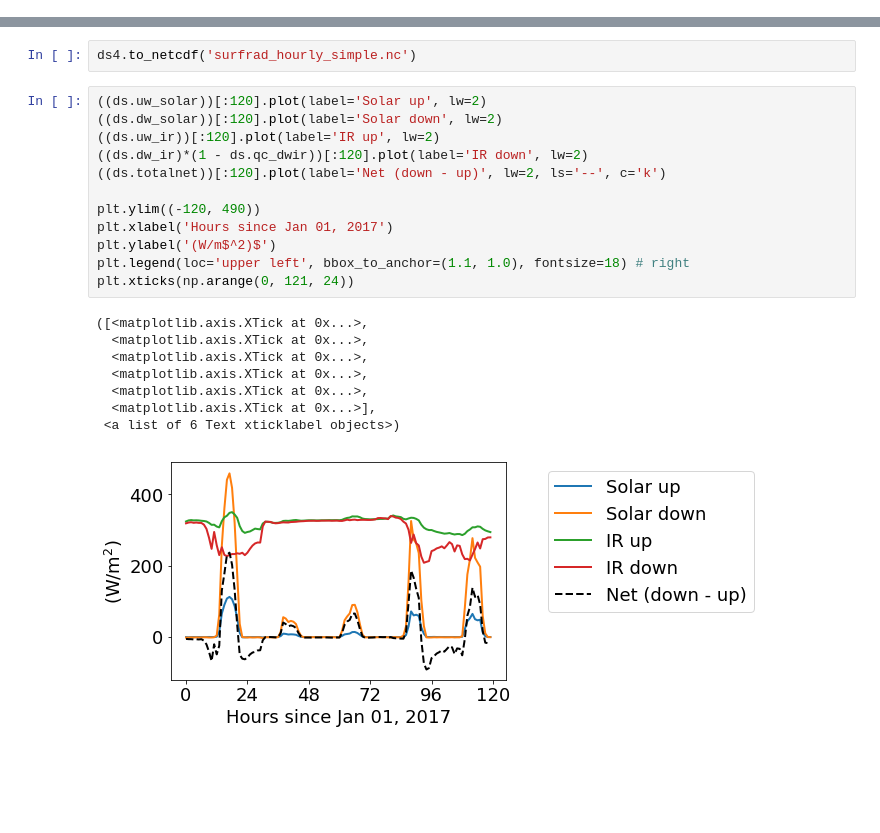
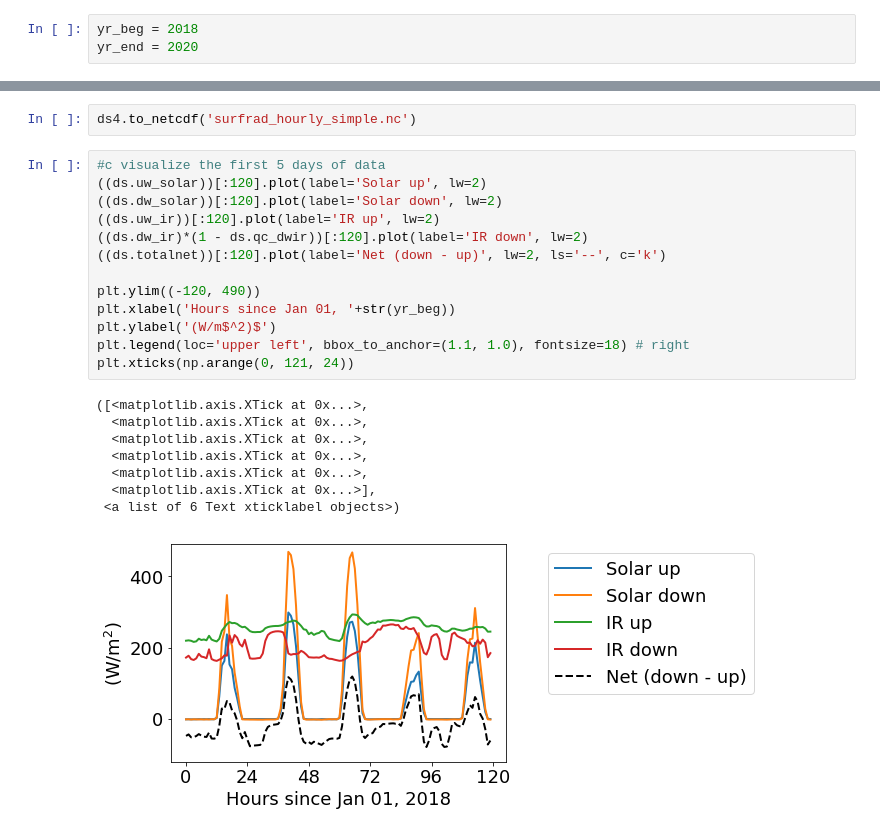
Before and after one commit to tlhsieh/GEO202_surf_rad, a Jupyter notebook: Preprocess.ipynb, the cells around one changed output, grey strips where cells are left out. Cells and saved outputs as stored; diff of their text form; blank space fills up the shorter version.

```diff
--- a/Preprocess.ipynb
+++ b/Preprocess.ipynb
@@ -9,0 +12,3 @@ plt.rc('font',**{'size':18})
+# %%
+yr_beg = 2018
+yr_end = 2020
@@ -135,23 +151,24 @@ ds4.__setitem__('hours_since', xr.DataArray(np.arange(len(time)), coords=[time],
 # %%
 ds4.to_netcdf('surfrad_hourly_simple.nc')
 # %%
+#c visualize the first 5 days of data
 ((ds.uw_solar))[:120].plot(label='Solar up', lw=2)
 ((ds.dw_solar))[:120].plot(label='Solar down', lw=2)
 ((ds.uw_ir))[:120].plot(label='IR up', lw=2)
 ((ds.dw_ir)*(1 - ds.qc_dwir))[:120].plot(label='IR down', lw=2)
 ((ds.totalnet))[:120].plot(label='Net (down - up)', lw=2, ls='--', c='k')
 
 plt.ylim((-120, 490))
-plt.xlabel('Hours since Jan 01, 2017')
+plt.xlabel('Hours since Jan 01, '+str(yr_beg))
 plt.ylabel('(W/m$^2)$')
 plt.legend(loc='upper left', bbox_to_anchor=(1.1, 1.0), fontsize=18) # right
 plt.xticks(np.arange(0, 121, 24))
 # %% [output]
 ([<matplotlib.axis.XTick at 0x...>,
   <matplotlib.axis.XTick at 0x...>,
   <matplotlib.axis.XTick at 0x...>,
   <matplotlib.axis.XTick at 0x...>,
   <matplotlib.axis.XTick at 0x...>,
   <matplotlib.axis.XTick at 0x...>],
  <a list of 6 Text xticklabel objects>)
-[figure, old version]
+[figure, new version]
```
Also changed, not shown: parts of 8 cells of this notebook, 1 other file.
